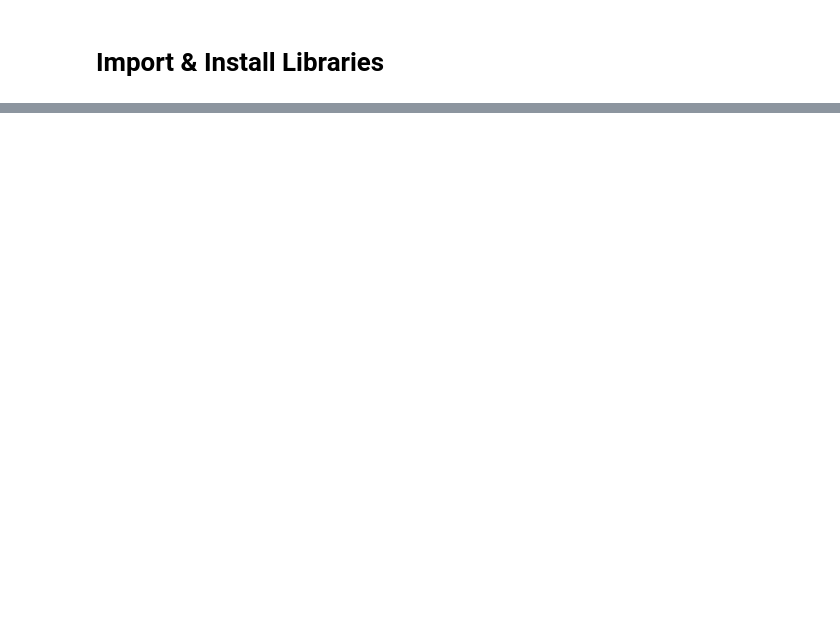
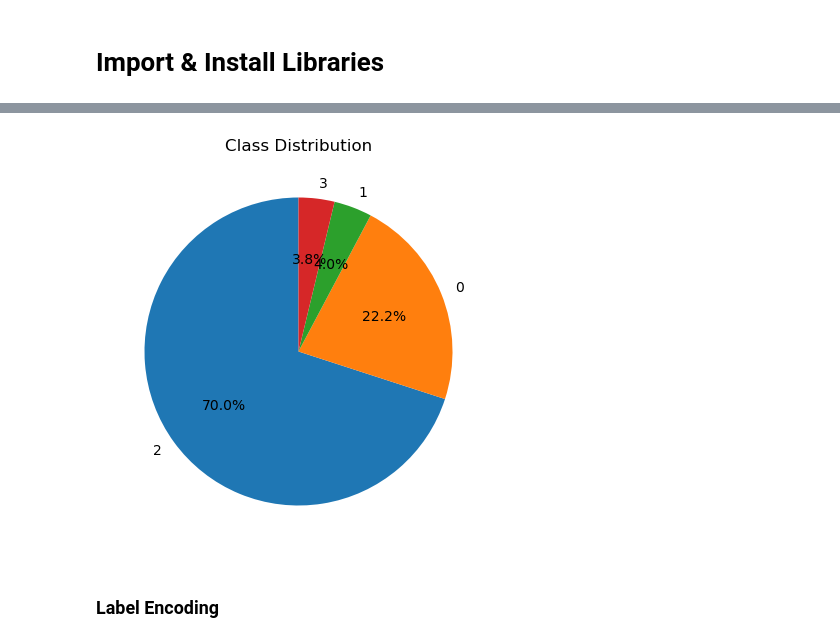
Before and after one commit to Ansareze/Machine-Learning-Projects, a Jupyter notebook: Supervised Learning/RandomForestClassifier/RandomForestClassifier.ipynb, the cells around one changed output, grey strips where cells are left out. Saved outputs shown, nothing was run; the diff lists cells and outputs as text; code cells hidden in the pictures; blank space fills up the shorter version.

```diff
--- a/Supervised Learning/RandomForestClassifier/RandomForestClassifier.ipynb
+++ b/Supervised Learning/RandomForestClassifier/RandomForestClassifier.ipynb
@@ -19,0 +82,7 @@ df = pd.read_csv(r"C:\Users\ansar\OneDrive\Desktop\Machine-Learning-Projects\Sup
+# %%
+col_names = ['BuyingPrice', 'Maintenance', 'No: of doors', 'PersonsCapacity', 'LuggageBootSpace', 'Safety', 'Class']
+
+
+df.columns = col_names
+
+col_names
@@ -19,0 +156,8 @@ df = pd.read_csv(r"C:\Users\ansar\OneDrive\Desktop\Machine-Learning-Projects\Sup
+# %%
+df['Class'].value_counts().plot.pie(autopct='%1.1f%%', startangle=90, figsize=(5,5), title='Class Distribution')
+plt.ylabel('')
+plt.show()
+# %% [output]
+[figure, added]
+# %% [markdown]
+### Label Encoding
```
Also changed, not shown: parts of 17 cells of this notebook.
